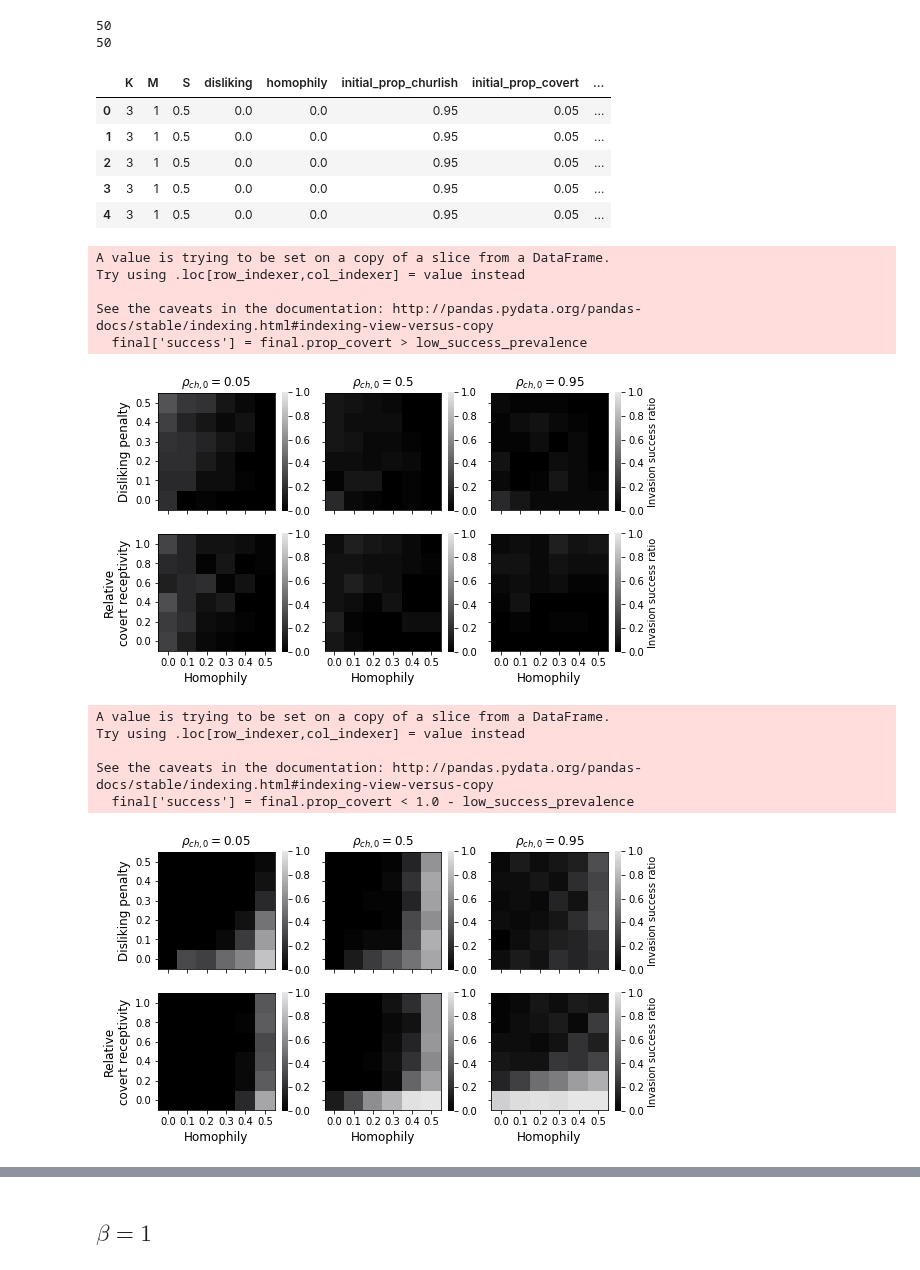
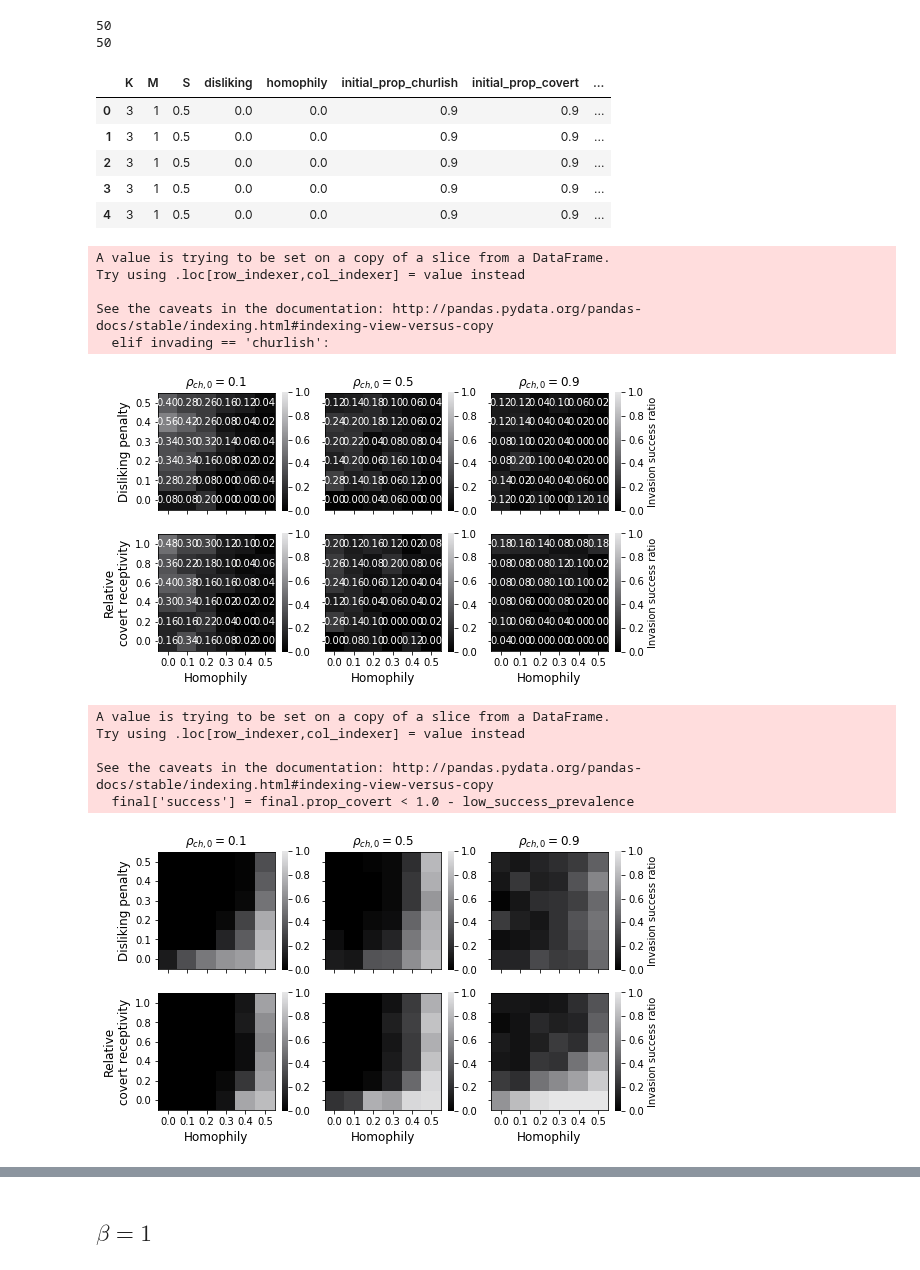
Before and after one commit to mt-digital/identity-signaling, a Jupyter notebook: notebooks/Invasion.ipynb, the cells around one changed output, grey strips where cells are left out. Saved outputs shown, nothing was run; the diff lists cells and outputs as text; code cells hidden in the pictures.

Commit message:
needed to analyze new invasion data, made some updates to NB and figures.py

```diff
--- a/notebooks/Invasion.ipynb
+++ b/notebooks/Invasion.ipynb
@@ -7,8 +7,8 @@ from id_signaling.figures import invasion_heatmaps
 # %% [markdown]
 ## $\beta = 10$
 # %%
-disliking_df = pd.read_csv('../data/invasion_beta1e6/disliking/full.csv')
-recept_df = pd.read_csv('../data/invasion_beta1e6/receptivity/full.csv')
+disliking_df = pd.read_csv('../data/invasion_beta1e6_init0p10/disliking/full.csv')
+recept_df = pd.read_csv('../data/invasion_beta1e6_init0p10/receptivity/full.csv')
 # %%
 figdir = '../../papers/idsig/Figures/'
 # %%
@@ -30,21 +30,21 @@ print(len(df.trial_idx.unique()))
 disliking_df.head()
 # %% [output]
 |  | K | M | S | disliking | homophily | initial_prop_churlish | initial_prop_covert | ... |
-| 0 | 3 | 1 | 0.5 | 0.0 | 0.0 | 0.95 | 0.05 | ... |
-| 1 | 3 | 1 | 0.5 | 0.0 | 0.0 | 0.95 | 0.05 | ... |
-| 2 | 3 | 1 | 0.5 | 0.0 | 0.0 | 0.95 | 0.05 | ... |
-| 3 | 3 | 1 | 0.5 | 0.0 | 0.0 | 0.95 | 0.05 | ... |
-| 4 | 3 | 1 | 0.5 | 0.0 | 0.0 | 0.95 | 0.05 | ... |
+| 0 | 3 | 1 | 0.5 | 0.0 | 0.0 | 0.9 | 0.9 | ... |
+| 1 | 3 | 1 | 0.5 | 0.0 | 0.0 | 0.9 | 0.9 | ... |
+| 2 | 3 | 1 | 0.5 | 0.0 | 0.0 | 0.9 | 0.9 | ... |
+| 3 | 3 | 1 | 0.5 | 0.0 | 0.0 | 0.9 | 0.9 | ... |
+| 4 | 3 | 1 | 0.5 | 0.0 | 0.0 | 0.9 | 0.9 | ... |
 # %%
 invasion_heatmaps(disliking_df, recept_df, invading='covert',
-                  save_path=f'{figdir}/covert_invades.pdf');
+                  save_path=f'{figdir}/covert_invades.pdf', annot=True);
 # %% [output]
 A value is trying to be set on a copy of a slice from a DataFrame.
 Try using .loc[row_indexer,col_indexer] = value instead
 
 See the caveats in the documentation: http://pandas.pydata.org/pandas-docs/stable/indexing.html#indexing-view-versus-copy
-  final['success'] = final.prop_covert > low_success_prevalence
+  elif invading == 'churlish':
-[figure, old version]
+[figure, new version]
 # %%
 invasion_heatmaps(disliking_df, recept_df, invading='overt',
                   save_path=f'{figdir}/overt_invades.pdf');
@@ -54,7 +54,7 @@ Try using .loc[row_indexer,col_indexer] = value instead
 
 See the caveats in the documentation: http://pandas.pydata.org/pandas-docs/stable/indexing.html#indexing-view-versus-copy
   final['success'] = final.prop_covert < 1.0 - low_success_prevalence
-[figure, old version]
+[figure, new version]
 # %%
 invasion_heatmaps(disliking_df, recept_df, invading='churlish',
                   save_path=f'{figdir}/churlish_invades.pdf');
```
Also changed, not shown: parts of 3 cells of this notebook, 1 other file.
